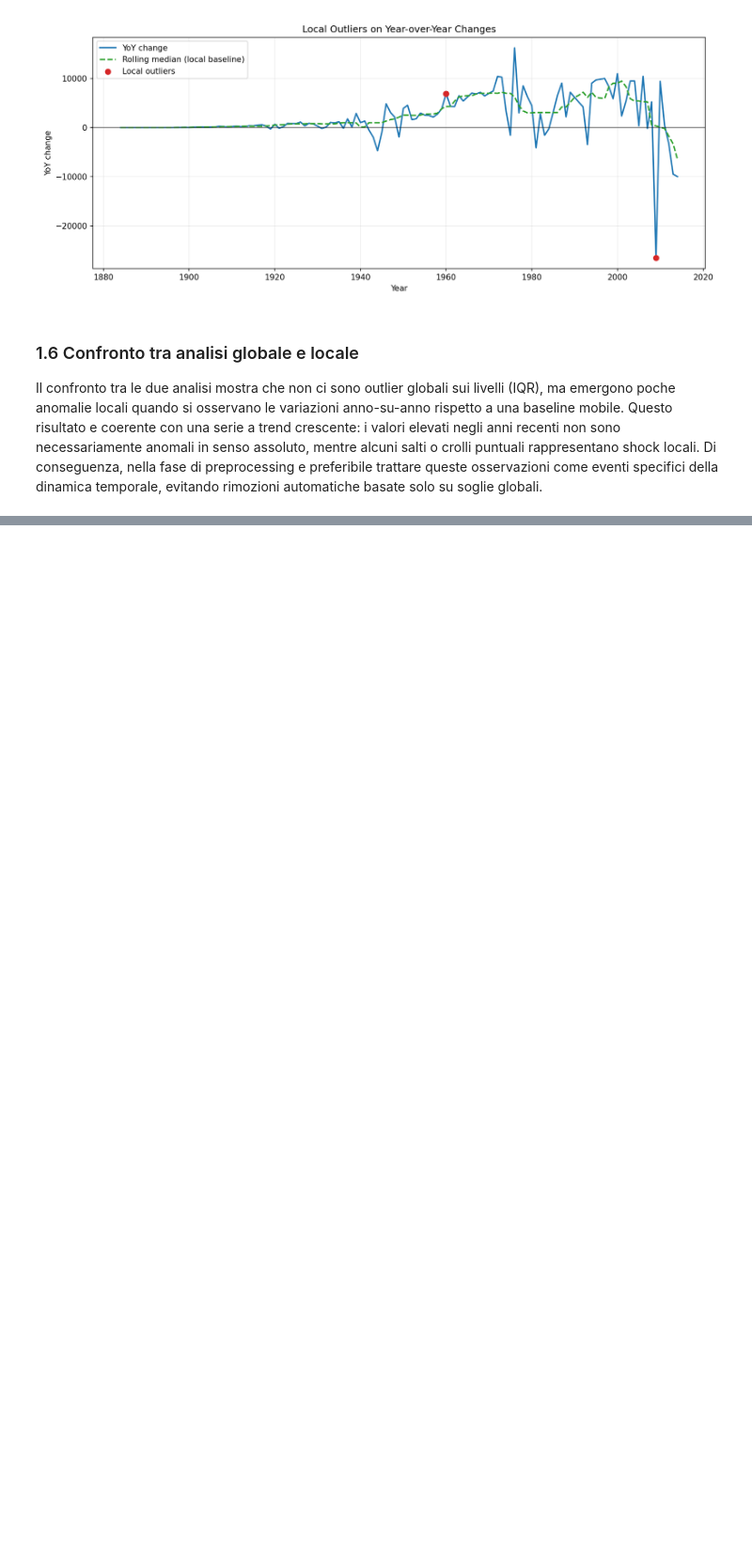
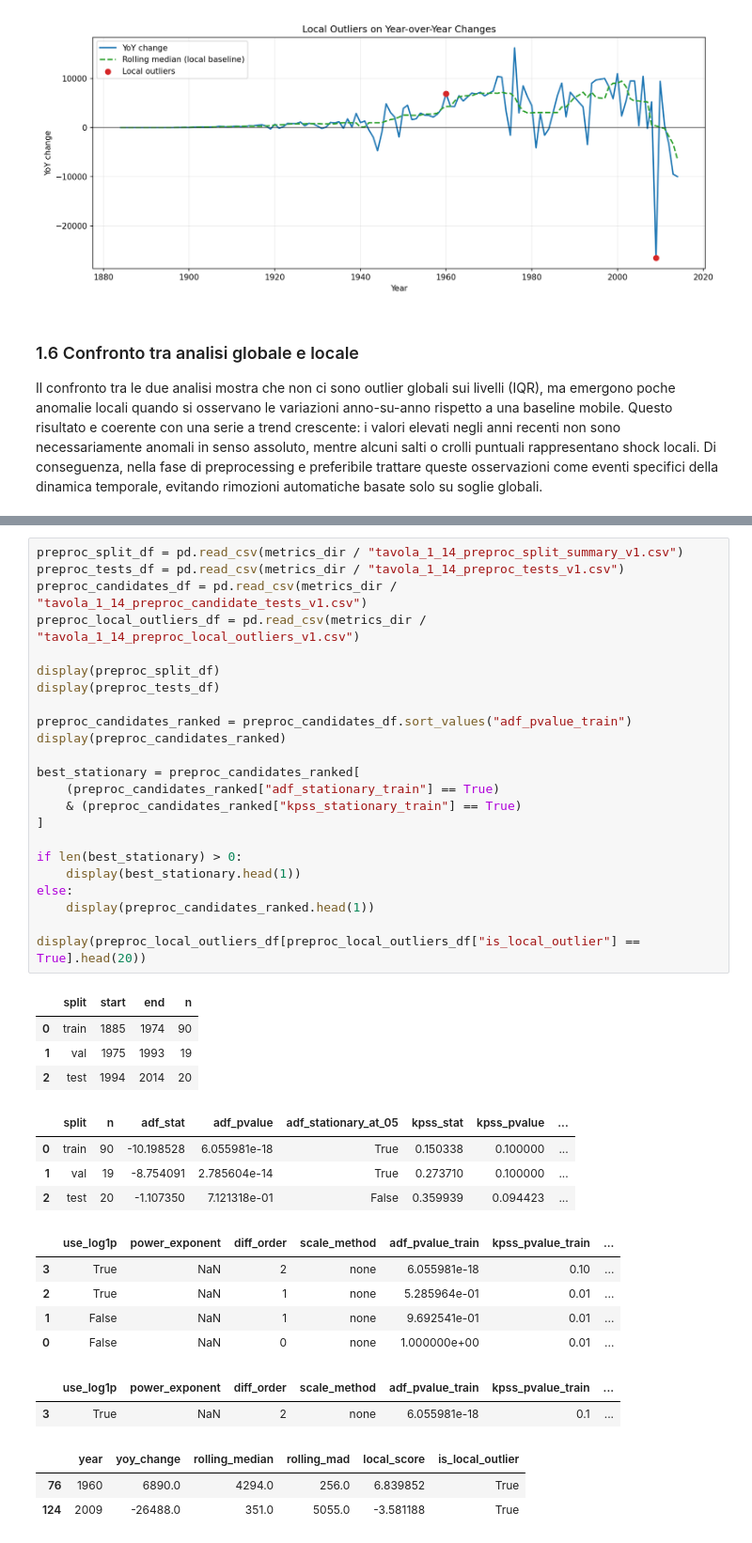
Before and after one commit to 1ngVG-OA/FinalProject, a Jupyter notebook: Tavola_1.14.ipynb, the cells around one changed output, grey strips where cells are left out. Shown at 94% size. Saved outputs shown, nothing was run; the diff lists cells and outputs as text; blank space fills up the shorter version.

Commit message:
ADD: Preprocessing

```diff
--- a/Tavola_1.14.ipynb
+++ b/Tavola_1.14.ipynb
@@ -160,0 +173,42 @@ Il confronto tra le due analisi mostra che non ci sono outlier globali sui livel
+# %%
+preproc_split_df = pd.read_csv(metrics_dir / "tavola_1_14_preproc_split_summary_v1.csv")
+preproc_tests_df = pd.read_csv(metrics_dir / "tavola_1_14_preproc_tests_v1.csv")
+preproc_candidates_df = pd.read_csv(metrics_dir / "tavola_1_14_preproc_candidate_tests_v1.csv")
+preproc_local_outliers_df = pd.read_csv(metrics_dir / "tavola_1_14_preproc_local_outliers_v1.csv")
+
+display(preproc_split_df)
+display(preproc_tests_df)
+
+preproc_candidates_ranked = preproc_candidates_df.sort_values("adf_pvalue_train")
+display(preproc_candidates_ranked)
+
+best_stationary = preproc_candidates_ranked[
+    (preproc_candidates_ranked["adf_stationary_train"] == True)
+    & (preproc_candidates_ranked["kpss_stationary_train"] == True)
+]
+
+if len(best_stationary) > 0:
+    display(best_stationary.head(1))
+else:
+    display(preproc_candidates_ranked.head(1))
+
+display(preproc_local_outliers_df[preproc_local_outliers_df["is_local_outlier"] == True].head(20))
+# %% [output]
+|  | split | start | end | n |
+| 0 | train | 1885 | 1974 | 90 |
+| 1 | val | 1975 | 1993 | 19 |
+| 2 | test | 1994 | 2014 | 20 |
+|  | split | n | adf_stat | adf_pvalue | adf_stationary_at_05 | kpss_stat | kpss_pvalue | ... |
+| 0 | train | 90 | -10.198528 | 6.055981e-18 | True | 0.150338 | 0.100000 | ... |
+| 1 | val | 19 | -8.754091 | 2.785604e-14 | True | 0.273710 | 0.100000 | ... |
+| 2 | test | 20 | -1.107350 | 7.121318e-01 | False | 0.359939 | 0.094423 | ... |
+|  | use_log1p | power_exponent | diff_order | scale_method | adf_pvalue_train | kpss_pvalue_train | ... |
+| 3 | True | NaN | 2 | none | 6.055981e-18 | 0.10 | ... |
+| 2 | True | NaN | 1 | none | 5.285964e-01 | 0.01 | ... |
+| 1 | False | NaN | 1 | none | 9.692541e-01 | 0.01 | ... |
+| 0 | False | NaN | 0 | none | 1.000000e+00 | 0.01 | ... |
+|  | use_log1p | power_exponent | diff_order | scale_method | adf_pvalue_train | kpss_pvalue_train | ... |
+| 3 | True | NaN | 2 | none | 6.055981e-18 | 0.1 | ... |
+|  | year | yoy_change | rolling_median | rolling_mad | local_score | is_local_outlier |
+| 76 | 1960 | 6890.0 | 4294.0 | 256.0 | 6.839852 | True |
+| 124 | 2009 | -26488.0 | 351.0 | 5055.0 | -3.581188 | True |
```
Also changed, not shown: parts of 2 cells of this notebook, 10 other files.
